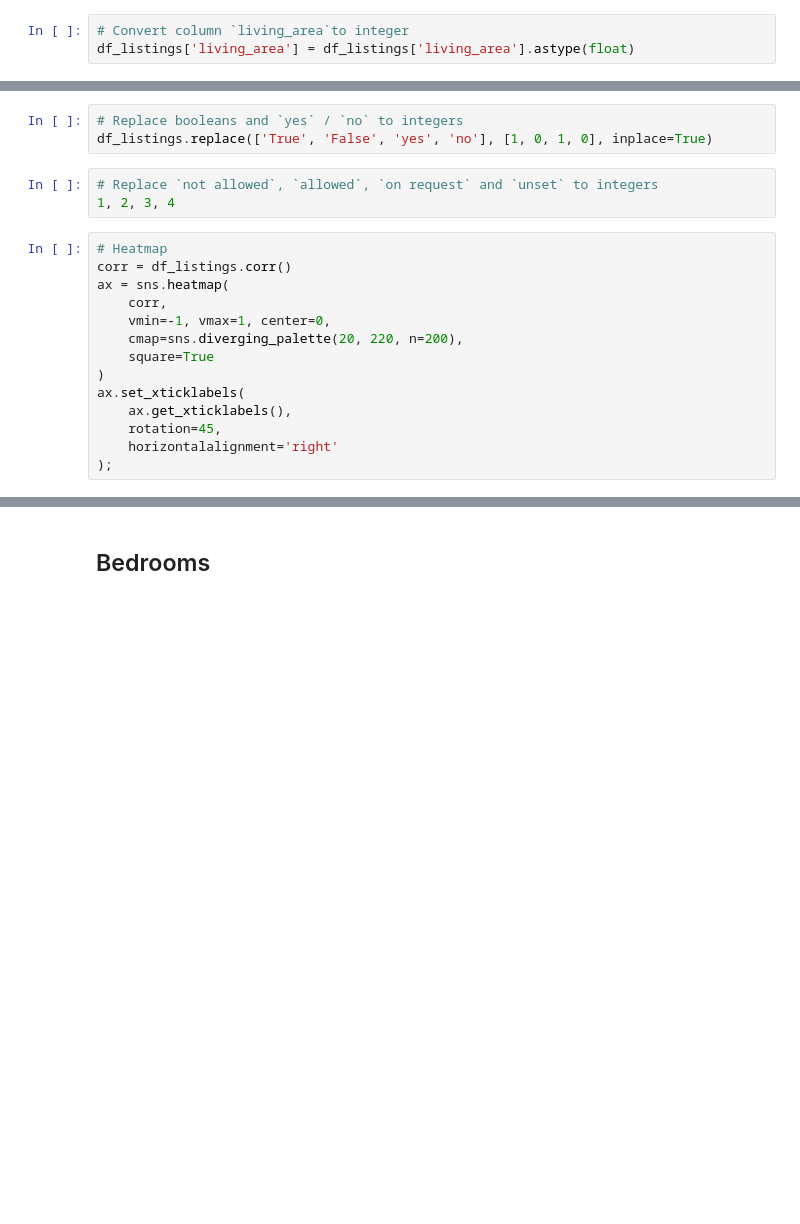
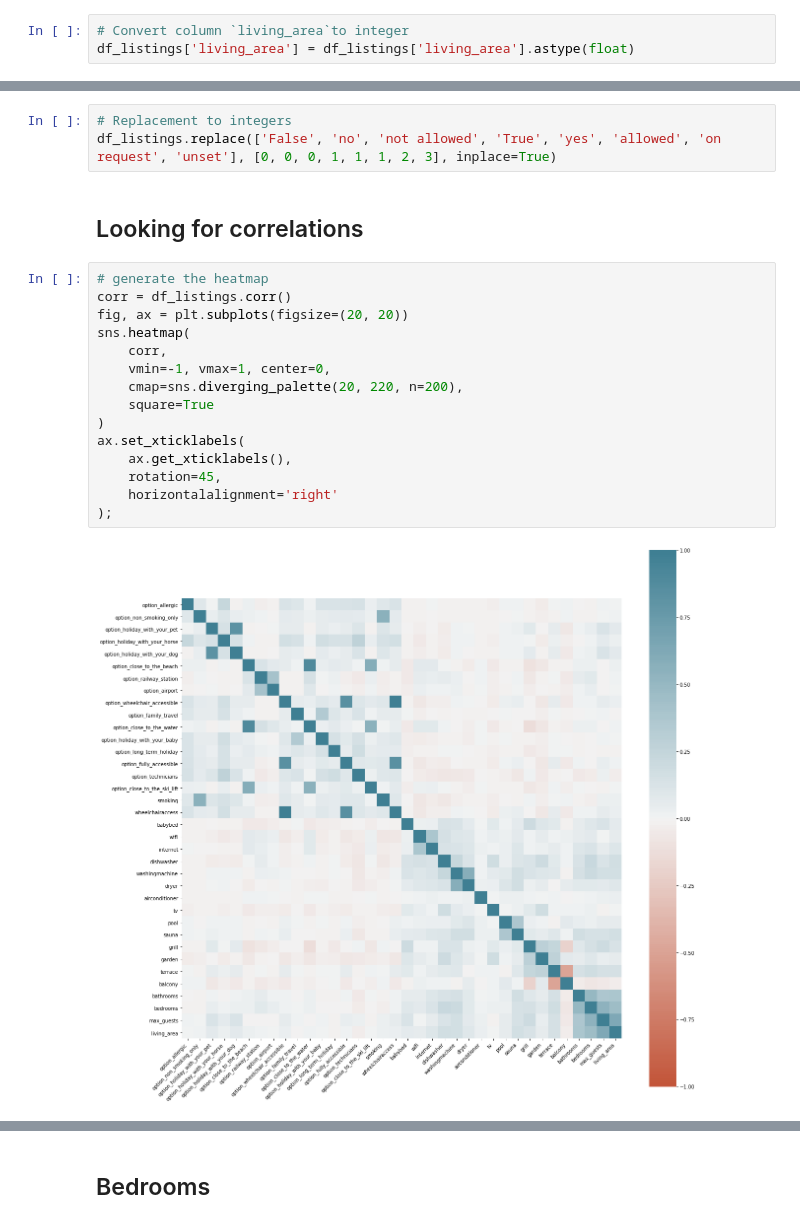
Before and after one commit to neue-fische-traum/traum-preis, a Jupyter notebook: EDA/EDA_notebook_3_listings.ipynb, the cells around one changed output, grey strips where cells are left out. Cells and saved outputs as stored; diff of their text form; blank space fills up the shorter version.

```diff
--- a/EDA/EDA_notebook_3_listings.ipynb
+++ b/EDA/EDA_notebook_3_listings.ipynb
@@ -26,21 +122,23 @@ df_listings['living_area'] = df_listings['living_area'].astype(float)
 # %%
-# Replace booleans and `yes` / `no` to integers
-df_listings.replace(['True', 'False', 'yes', 'no'], [1, 0, 1, 0], inplace=True)
+# Replacement to integers
+df_listings.replace(['False', 'no', 'not allowed', 'True', 'yes', 'allowed', 'on request', 'unset'], [0, 0, 0, 1, 1, 1, 2, 3], inplace=True)
-# %%
-# Replace `not allowed`, `allowed`, `on request` and `unset` to integers
-1, 2, 3, 4
+# %% [markdown]
+## Looking for correlations
 # %%
-# Heatmap
+# generate the heatmap
 corr = df_listings.corr()
-ax = sns.heatmap(
+fig, ax = plt.subplots(figsize=(20, 20))
+sns.heatmap(
     corr,
     vmin=-1, vmax=1, center=0,
     cmap=sns.diverging_palette(20, 220, n=200),
     square=True
 )
 ax.set_xticklabels(
     ax.get_xticklabels(),
     rotation=45,
     horizontalalignment='right'
 );
+# %% [output]
+[figure, added]
 # %%
```
Also changed, not shown: parts of 56 cells of this notebook.
